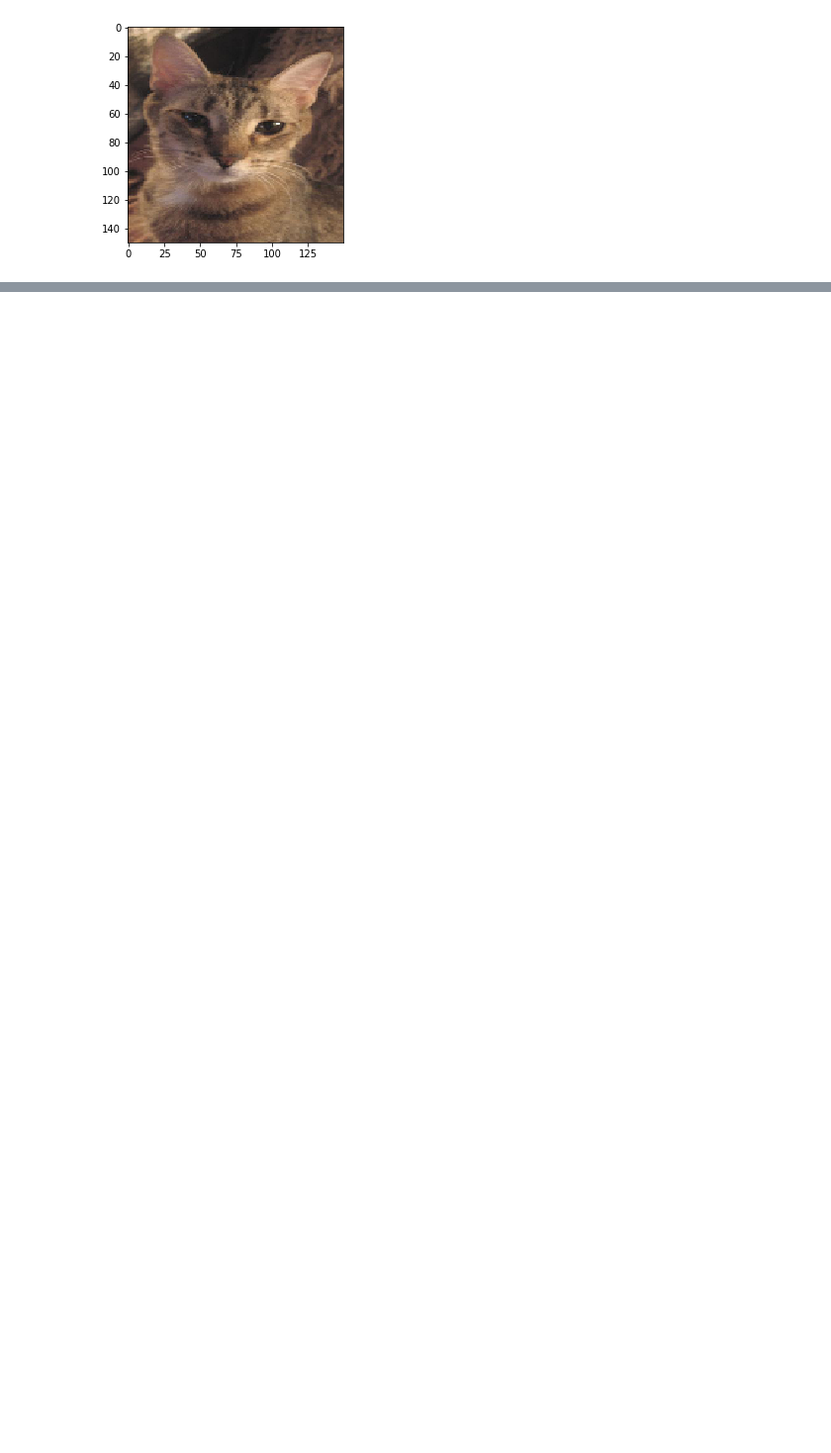
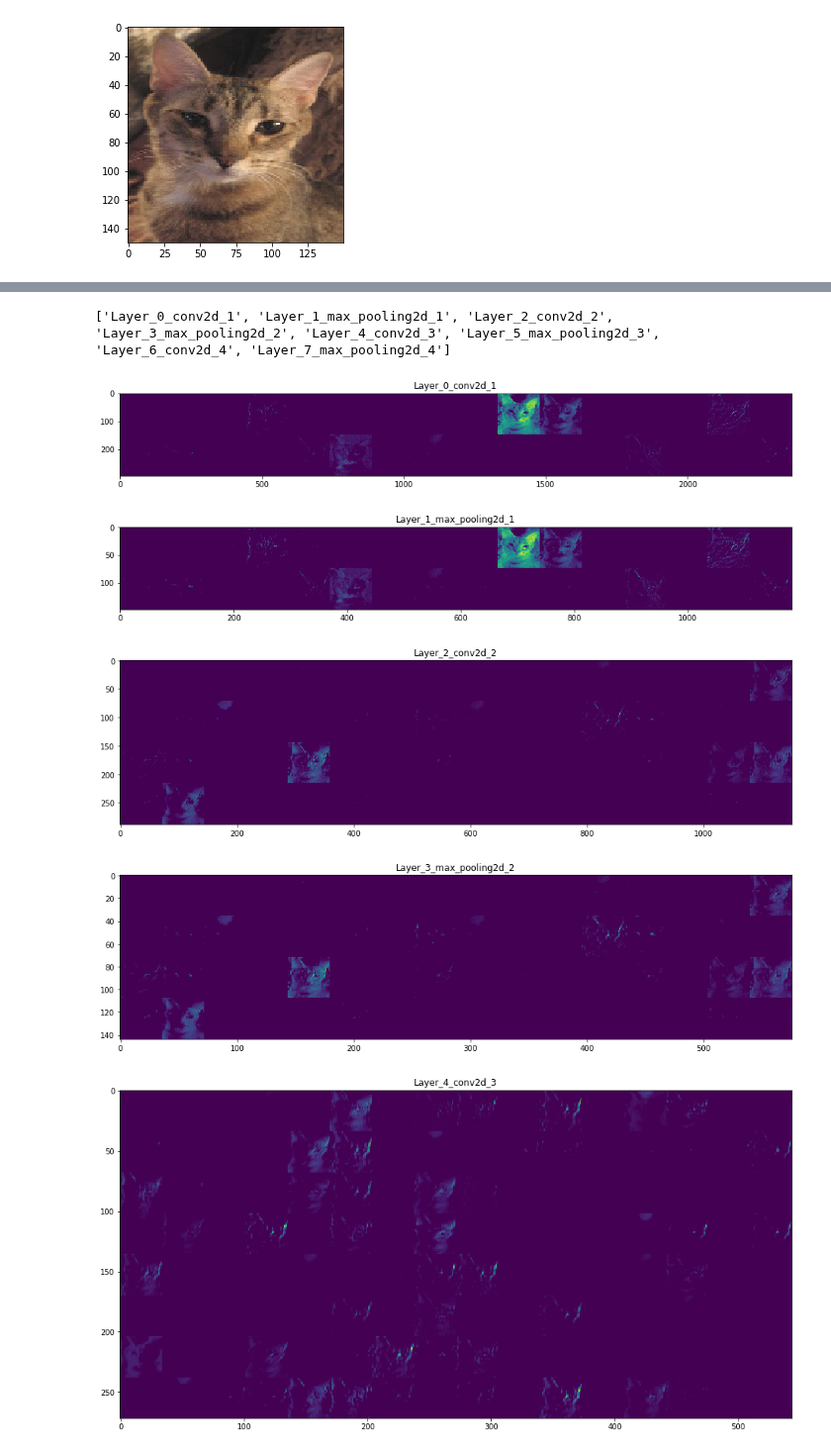
Before and after one commit to RajHarry/DeepNets, a Jupyter notebook: Keras/Keras_from_scratch/Vision/07_CNN.ipynb, the cells around one changed output, grey strips where cells are left out. Shown at 99% size. Drawn from its saved outputs; the diff is of its cells as text; code cells hidden in the pictures; blank space fills up the shorter version.

```diff
--- a/Keras/Keras_from_scratch/Vision/07_CNN.ipynb
+++ b/Keras/Keras_from_scratch/Vision/07_CNN.ipynb
@@ -109,0 +207,49 @@ layer1.output_shape
+# %%
+layer_names = []
+
+for i, layer in enumerate(model.layers[:8]):
+    #print(layer.name)
+    str_ = "Layer_" + str(i) + "_" + layer.name
+    layer_names.append(str_)
+    #print(str_)
+
+print(layer_names)
+# %% [output]
+['Layer_0_conv2d_1', 'Layer_1_max_pooling2d_1', 'Layer_2_conv2d_2', 'Layer_3_max_pooling2d_2', 'Layer_4_conv2d_3', 'Layer_5_max_pooling2d_3', 'Layer_6_conv2d_4', 'Layer_7_max_pooling2d_4']
+# %%
+images_per_row = 16
+
+for layer_name, activation in zip(layer_names, activations):
+
+    # to layout the grid - we need no of rows, no of columns(this is fixed by images_per_row)
+    # and size of each sqaure
+    # Below we compute these
+    no_of_feature_maps = activation.shape[-1]
+
+    height_width = activation.shape[1]
+
+    num_of_rows = no_of_feature_maps // images_per_row
+
+    display_grid = np.zeros(shape=(height_width * num_of_rows, images_per_row * height_width))
+
+    for row in range(num_of_rows):
+        for column in range(images_per_row):
+
+            channel_image = activation[0,:,:, images_per_row * row + column]
+
+
+
+            display_grid[ row*height_width : (row+1)*height_width, column*height_width: (column+1)*height_width] = channel_image
+
+
+    scale = 1. / height_width
+    plt.figure(figsize=(scale * display_grid.shape[1], scale * display_grid.shape[0]))
+    plt.title(layer_name)
+    plt.grid(False)
+    plt.imshow(display_grid, aspect='auto', cmap='viridis')
+# %% [output]
+[figure, added]
+[figure, added]
+[figure, added]
+[figure, added]
+[figure, added]
```
Also changed, not shown: parts of 32 cells of this notebook.
